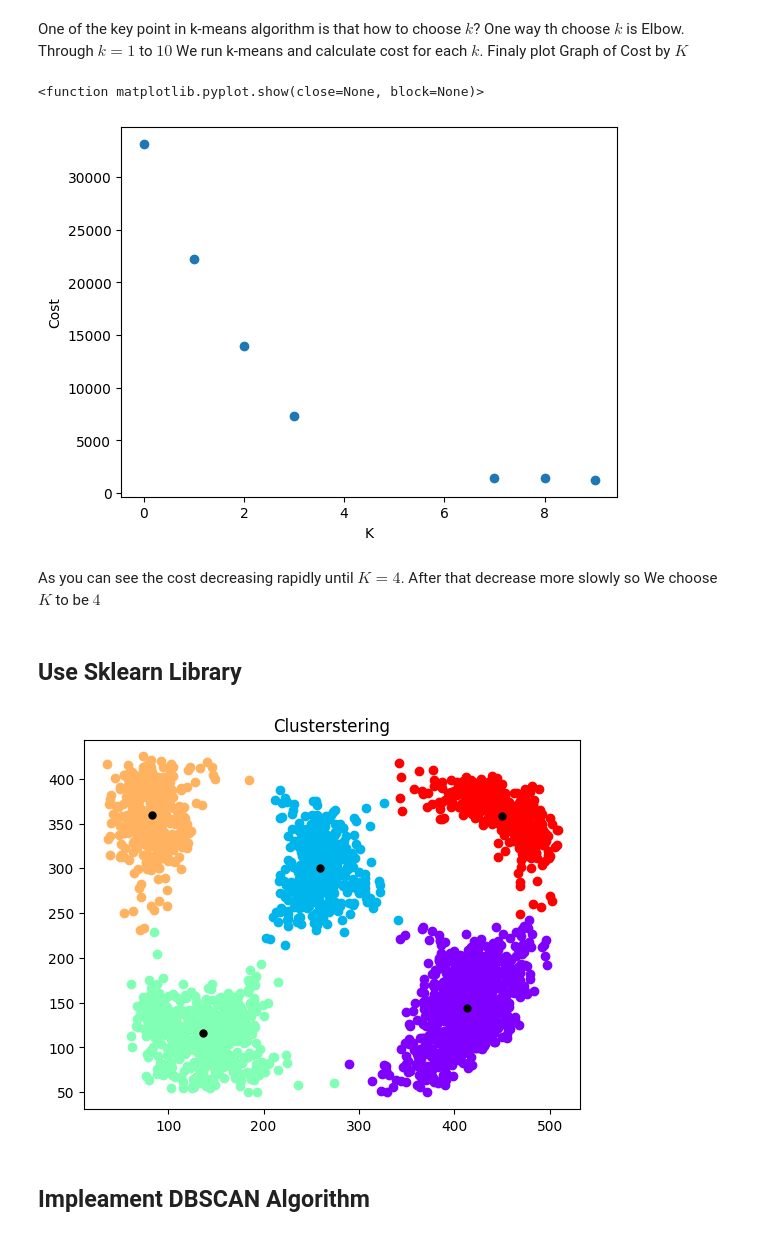
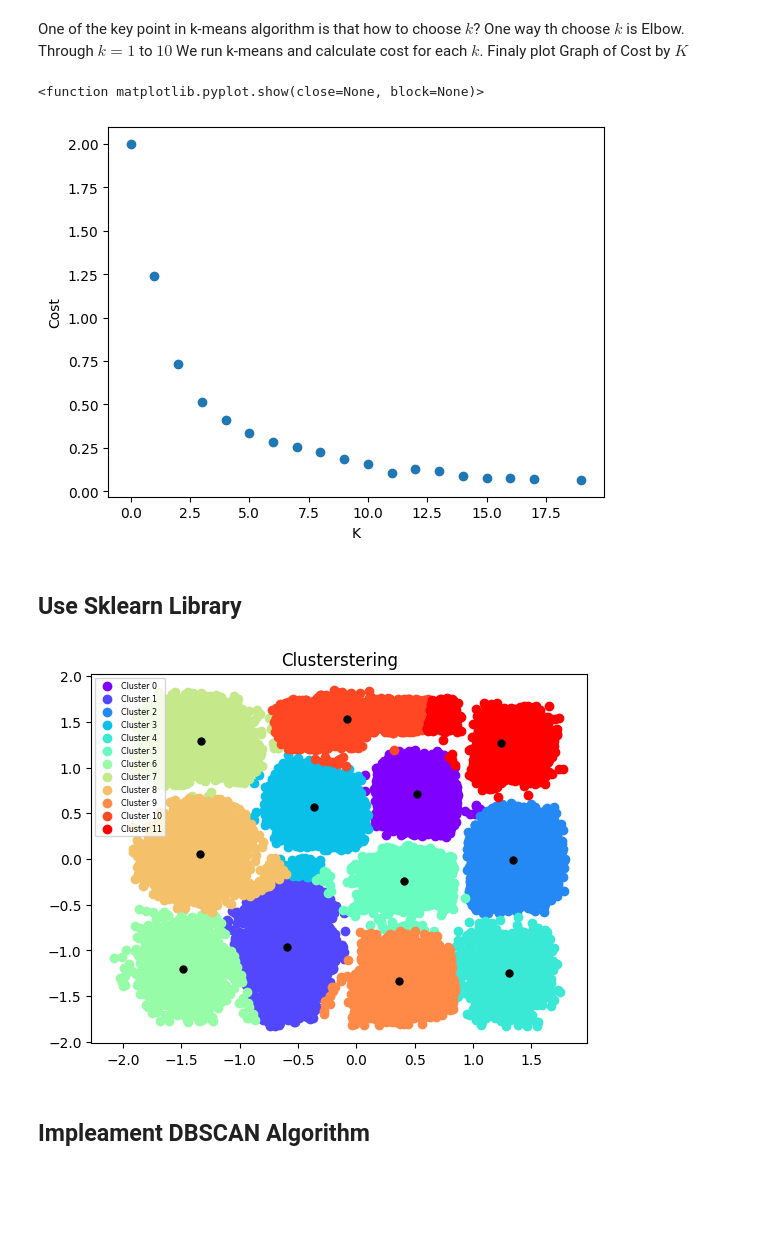
Before and after one commit to alireza00bin/Clustering_Algorithm, a Jupyter notebook: Clustering.ipynb, the cells around one changed output. Cells and saved outputs as stored; diff of their text form; code cells hidden in the pictures; blank space fills up the shorter version.

```diff
--- a/Clustering.ipynb
+++ b/Clustering.ipynb
@@ -92,5 +94,5 @@ print(df3.shape)
 # %%
-X = df1.iloc[:,:2].values
+X = df2.iloc[:,:2].values
 # %% [markdown]
 ### Plot DataSet
 # %%
@@ -117,6 +124,6 @@ Note that the K is a matirx with k*n dimension
 # %%
 number_of_cluster = int(input("Enter Number of Cluster: "))
 m, n = X.shape
-K = np.random.randint(500, size=(number_of_cluster,n))
+K = np.random.uniform(low=np.min(X), high=np.max(X), size=(number_of_cluster,n))
 K
 # %% [output]
@@ -218,7 +230,7 @@ def run_k_means(X, initial_k, max_iters):
 
   return centroids, idx, cost
 # %%
-max_iters = 10
+max_iters = 20
 centroids, idx, cost = run_k_means(X, K, max_iters)
-plot_data_with_centroids(X, centroids, idx)
+plot_data_with_centroids(X, centroids, idx, K.shape[0])
 # %% [output]
@@ -241,32 +253,30 @@ One of the key point in k-means algorithm is that how to choose $k$? One way th
 def elbow(X):
   lowest_cost = []
   m, n = X.shape
-  max_iters = 5
-  for k in range(10):
-    K = K = np.random.uniform(low=np.min(X), high=np.max(X), size=(k+1,n))
+  max_iters = 20
+  for k in range(20):
+    K = np.random.uniform(low=np.min(X), high=np.max(X), size=(k+1,n))
     centroids, idx, cost = run_k_means(X, K, max_iters)
     lowest_cost.append(np.min(cost))
   return lowest_cost
 # %%
 cost_j = elbow(X)
 # %%
-plt.scatter(np.arange(10), cost_j)
+plt.scatter(np.arange(20), cost_j)
 plt.xlabel("K")
 plt.ylabel("Cost")
 plt.show
 # %% [output]
 <function matplotlib.pyplot.show(close=None, block=None)>
-[figure, old version]
+[figure, new version]
-# %% [markdown]
-As you can see the cost decreasing rapidly until $K = 4$. After that decrease more slowly so We choose $K$ to be $4$
 # %% [markdown]
 ## Use Sklearn Library
 # %%
 from sklearn.cluster import KMeans
-kmeans = KMeans(n_clusters=5, init ='k-means++', max_iter=5, n_init=10, random_state=0)
+kmeans = KMeans(n_clusters=number_of_cluster, init ='k-means++', max_iter=20, n_init=10, random_state=0)
 idx = kmeans.fit_predict(X)
-plot_data_with_centroids(X, kmeans.cluster_centers_, idx)
+plot_data_with_centroids(X, kmeans.cluster_centers_, idx, number_of_cluster)
 # %% [output]
-[figure, old version]
+[figure, new version]
 # %% [markdown]
 ## Impleament DBSCAN Algorithm
```
Also changed, not shown: parts of 23 cells of this notebook.
